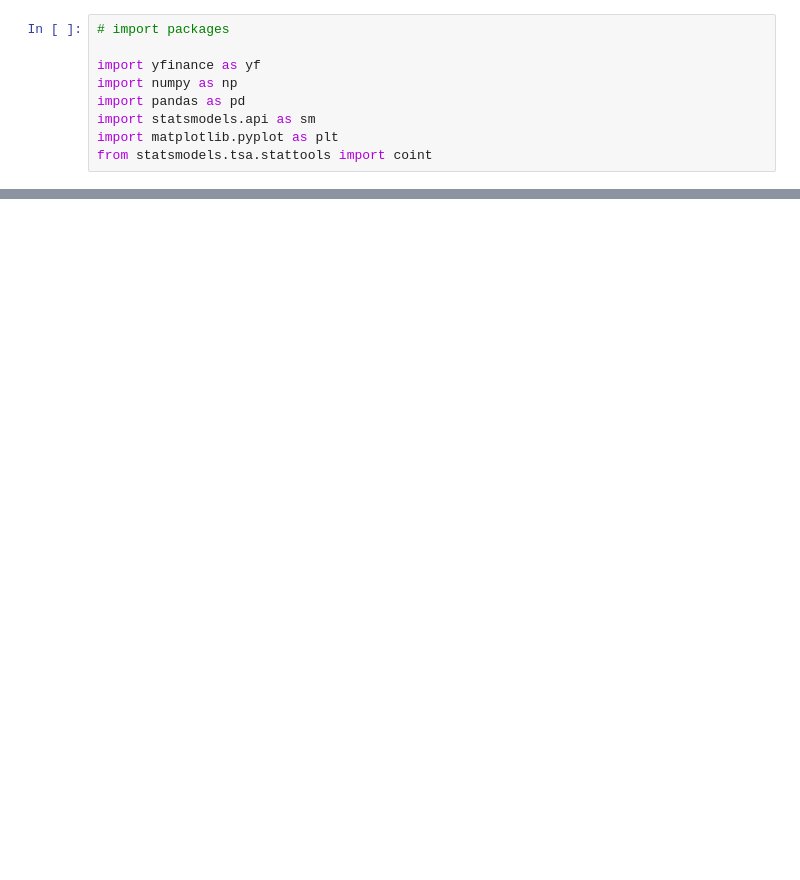
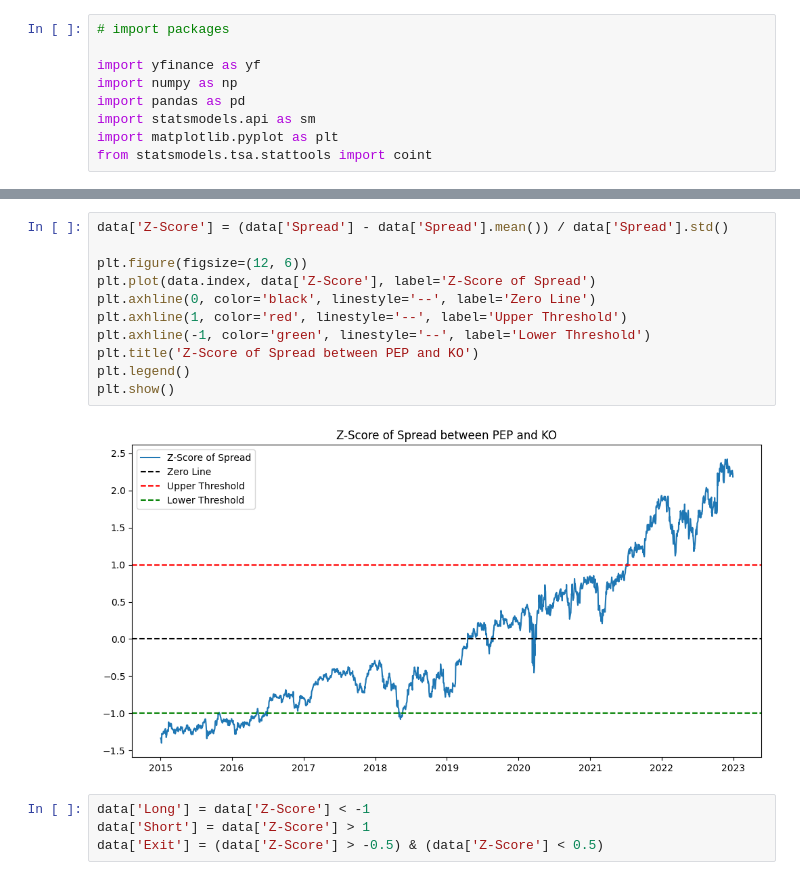
Before and after one commit to lewis-shearer/Statistical_Arbitrage, a Jupyter notebook: statistical_arbitrage.ipynb, the cells around one changed output, grey strips where cells are left out. Saved outputs shown, nothing was run; the diff lists cells and outputs as text; blank space fills up the shorter version.

```diff
--- a/statistical_arbitrage.ipynb
+++ b/statistical_arbitrage.ipynb
@@ -31,0 +59,17 @@ KeyError: 'close'
+# %%
+data['Z-Score'] = (data['Spread'] - data['Spread'].mean()) / data['Spread'].std()
+
+plt.figure(figsize=(12, 6))
+plt.plot(data.index, data['Z-Score'], label='Z-Score of Spread')
+plt.axhline(0, color='black', linestyle='--', label='Zero Line')
+plt.axhline(1, color='red', linestyle='--', label='Upper Threshold')
+plt.axhline(-1, color='green', linestyle='--', label='Lower Threshold')
+plt.title('Z-Score of Spread between PEP and KO')
+plt.legend()
+plt.show()
+# %% [output]
+[figure, added]
+# %%
+data['Long'] = data['Z-Score'] < -1
+data['Short'] = data['Z-Score'] > 1
+data['Exit'] = (data['Z-Score'] > -0.5) & (data['Z-Score'] < 0.5)
```
Also changed, not shown: parts of 7 cells of this notebook.
